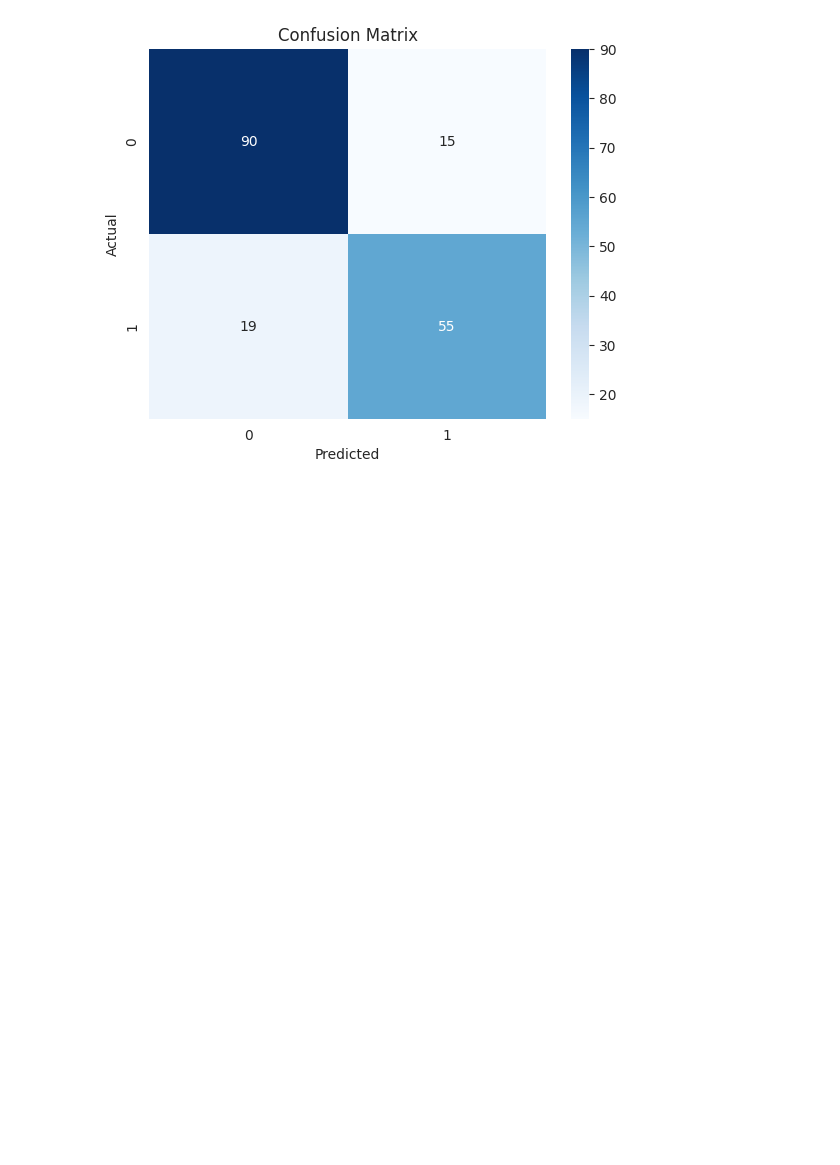
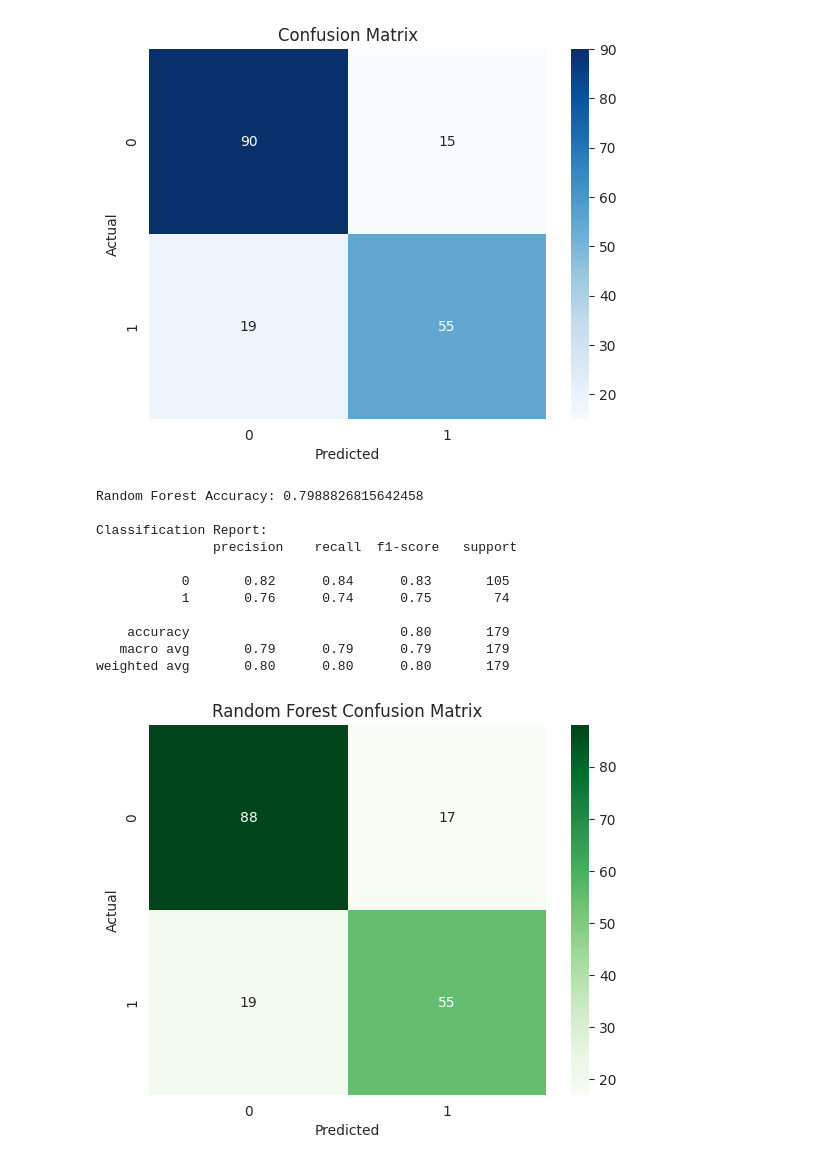
Before and after one commit to tscalfaro/ai-ml-projects, a Jupyter notebook: titanic_survival_prediction/notebooks/Titanic_Survival_Prediction.ipynb, the cells around one changed output. Cells and saved outputs as stored; diff of their text form; code cells hidden in the pictures; blank space fills up the shorter version.

Commit message:
Added to README, added random forest model to compare effectiveness to linear regression model

```diff
--- a/titanic_survival_prediction/notebooks/Titanic_Survival_Prediction.ipynb
+++ b/titanic_survival_prediction/notebooks/Titanic_Survival_Prediction.ipynb
@@ -160,3 +158,38 @@ plt.title("Confusion Matrix")
 plt.show()
 # %% [output]
 [figure]
+# %%
+from sklearn.ensemble import RandomForestClassifier
+
+# Create and train Random Forest Model
+rf_model = RandomForestClassifier(n_estimators=100, random_state=42)
+rf_model.fit(X_train, y_train)
+
+# Predict
+rf_preds = rf_model.predict(X_test)
+# %%
+from sklearn.metrics import accuracy_score, classification_report, confusion_matrix
+
+# Evaluate RFC performance
+print("Random Forest Accuracy:", accuracy_score(y_test, rf_preds))
+print("\nClassification Report:\n", classification_report(y_test, rf_preds))
+
+# Confusion Matrix
+sns.heatmap(confusion_matrix(y_test, rf_preds), annot=True, fmt='d', cmap='Greens')
+plt.title("Random Forest Confusion Matrix")
+plt.xlabel("Predicted")
+plt.ylabel("Actual")
+plt.show()
+# %% [output]
+Random Forest Accuracy: 0.7988826815642458
+
+Classification Report:
+               precision    recall  f1-score   support
+
+           0       0.82      0.84      0.83       105
+           1       0.76      0.74      0.75        74
+
+    accuracy                           0.80       179
+   macro avg       0.79      0.79      0.79       179
+weighted avg       0.80      0.80      0.80       179
+[figure, added]
```
Also changed, not shown: parts of 1 cell of this notebook, 1 other file.
